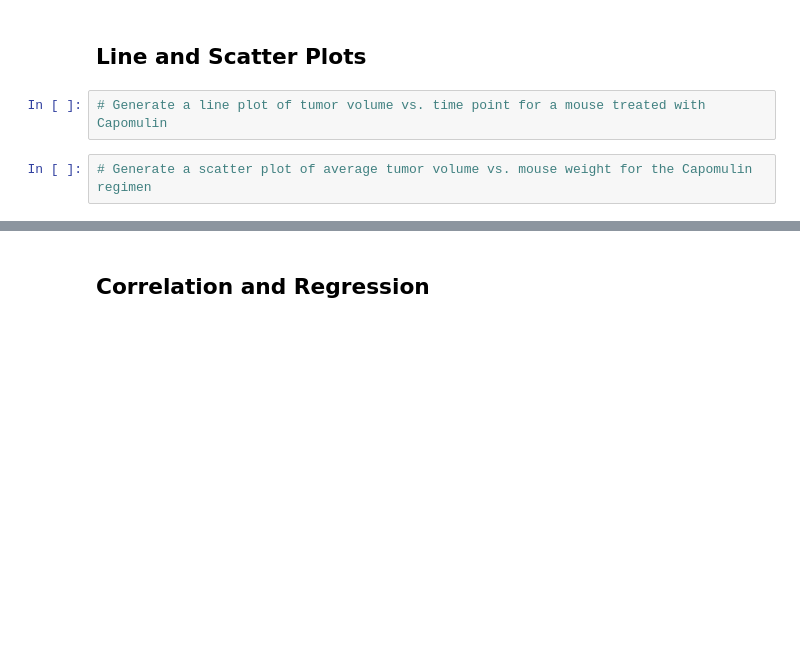
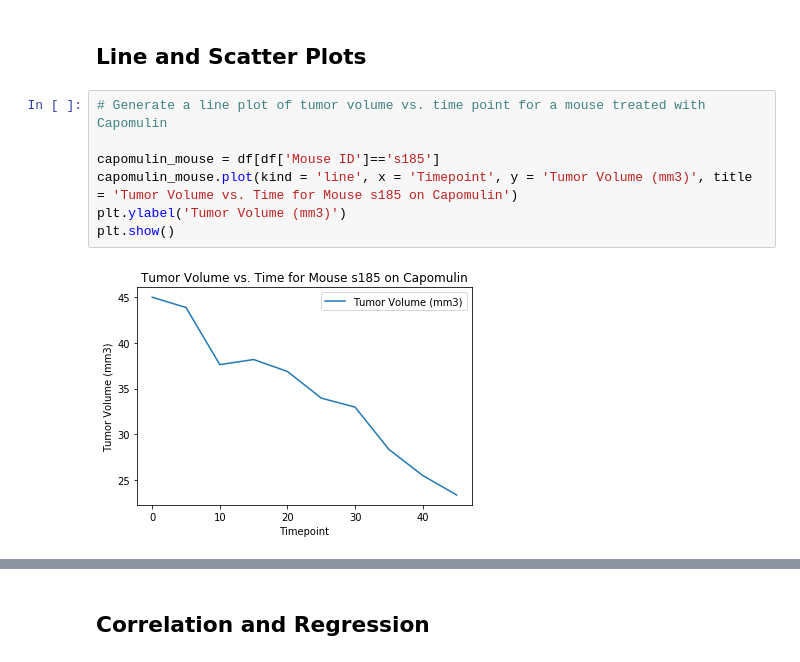
Before and after one commit to madhuvenkidusamy/matplotlib-hw, a Jupyter notebook: Pymaceuticals/pymaceuticals_solution.ipynb, the cells around one changed output, grey strips where cells are left out. Cells and saved outputs as stored; diff of their text form; blank space fills up the shorter version.

```diff
--- a/Pymaceuticals/pymaceuticals_solution.ipynb
+++ b/Pymaceuticals/pymaceuticals_solution.ipynb
@@ -238,5 +258,10 @@ final_tumor_vol
 ## Line and Scatter Plots
 # %%
 # Generate a line plot of tumor volume vs. time point for a mouse treated with Capomulin
+
+capomulin_mouse = df[df['Mouse ID']=='s185']
+capomulin_mouse.plot(kind = 'line', x = 'Timepoint', y = 'Tumor Volume (mm3)', title = 'Tumor Volume vs. Time for Mouse s185 on Capomulin')
+plt.ylabel('Tumor Volume (mm3)')
+plt.show()
+# %% [output]
+[figure, added]
-# %%
-# Generate a scatter plot of average tumor volume vs. mouse weight for the Capomulin regimen
```
Also changed, not shown: parts of 9 cells of this notebook.
